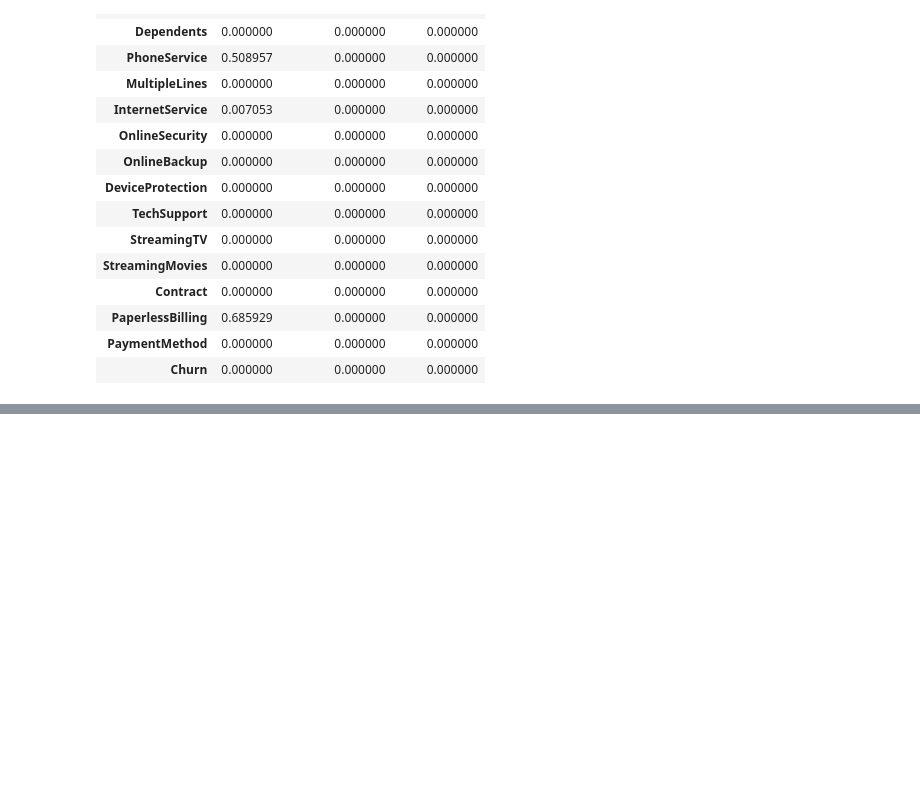
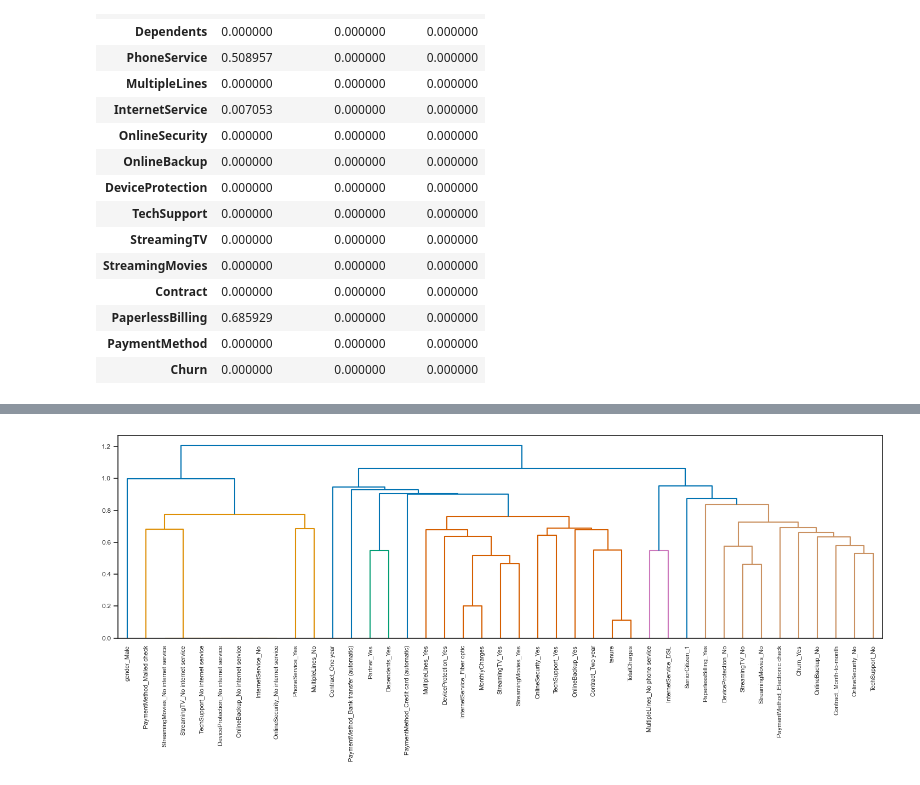
Before and after one commit to guipradow/churn_prediction, a Jupyter notebook: churn_prediction.ipynb, the cells around one changed output, grey strips where cells are left out. Cells and saved outputs as stored; diff of their text form; code cells hidden in the pictures; blank space fills up the shorter version.

```diff
--- a/churn_prediction.ipynb
+++ b/churn_prediction.ipynb
@@ -354,0 +455,9 @@ df_association.apply(pd.to_numeric).T.style.background_gradient(cmap="Reds")
+# %%
+# Sepearman's rho dendrogram
+spearman_corr = np.round(spearmanr(df_encoded).correlation, 4)
+corr_condensed = distance.squareform(1- spearman_corr)
+z = linkage(corr_condensed, method="average")
+fig = plt.figure(figsize=(18, 4.8))
+dendrogram(z, labels=df_encoded.columns);
+# %% [output]
+[figure, added]
```
Also changed, not shown: parts of 35 cells of this notebook.
